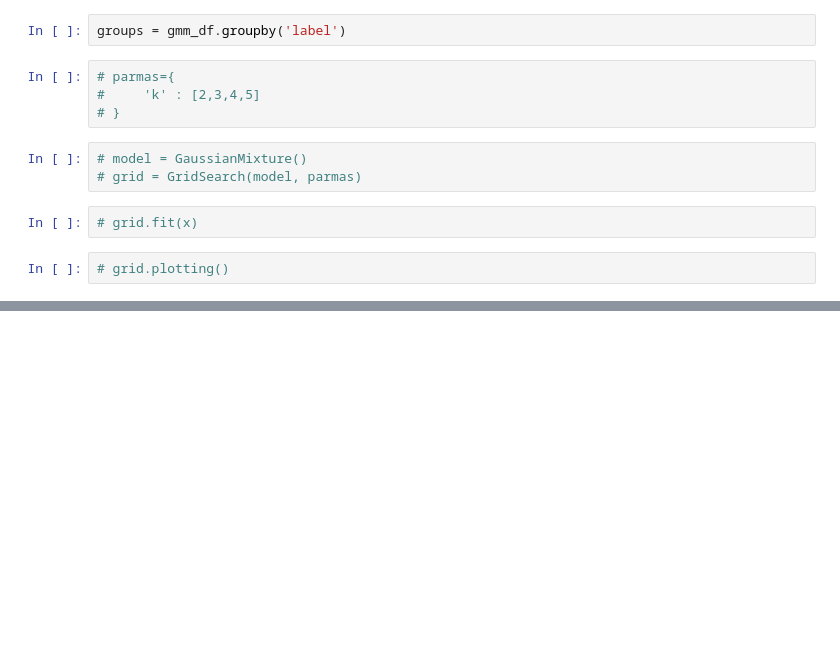
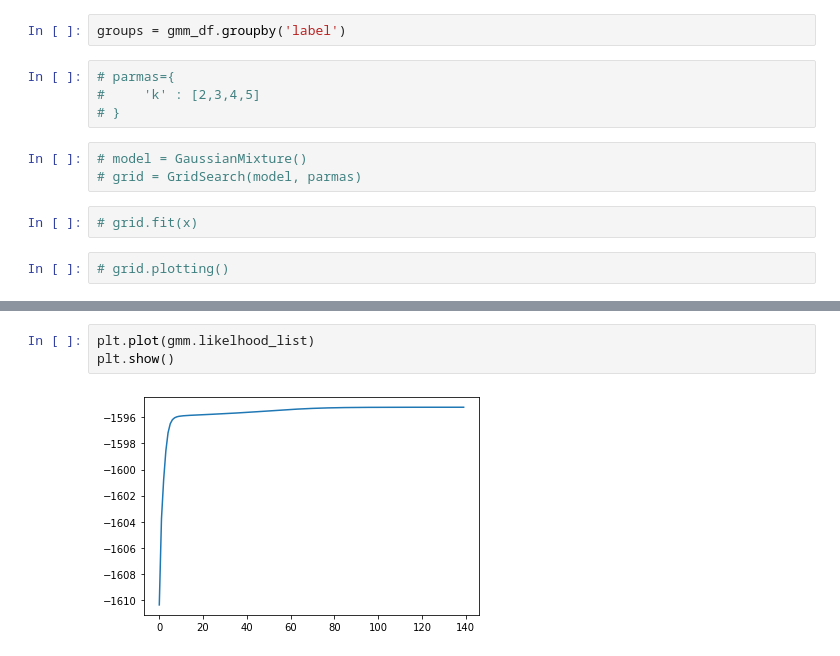
Before and after one commit to 2U1/ML-Assginment, a Jupyter notebook: Assginment3/Testing.ipynb, the cells around one changed output, grey strips where cells are left out. Drawn from its saved outputs; the diff is of its cells as text; blank space fills up the shorter version.

```diff
--- a/Assginment3/Testing.ipynb
+++ b/Assginment3/Testing.ipynb
@@ -304,0 +309,5 @@ plt.show()
+# %%
+plt.plot(gmm.likelhood_list)
+plt.show()
+# %% [output]
+[figure, added]
```
Also changed, not shown: parts of 5 cells of this notebook.
